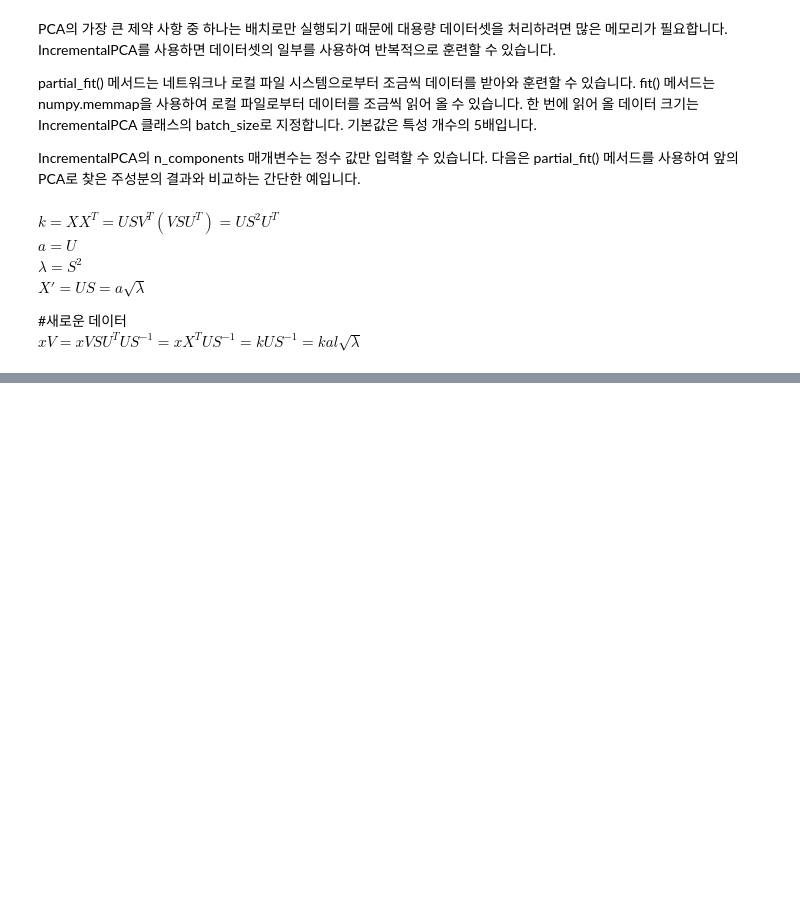
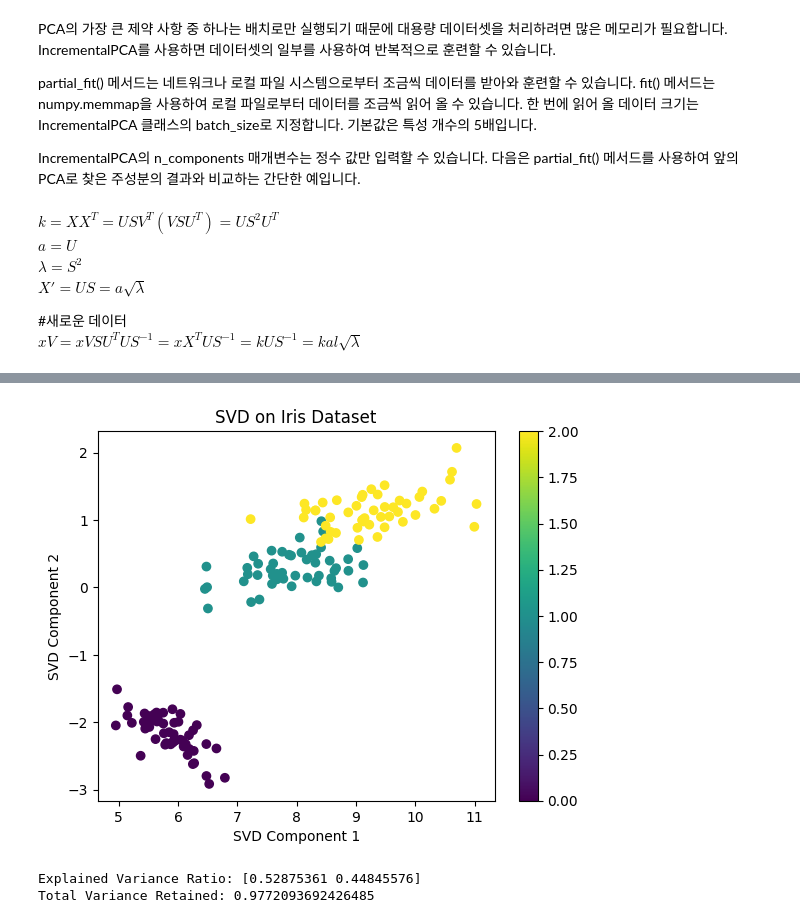
Before and after one commit to YangGuiBee/ML, a Jupyter notebook: TextBook-11/ex11.ipynb, the cells around one changed output, grey strips where cells are left out. Drawn from its saved outputs; the diff is of its cells as text; code cells hidden in the pictures; blank space fills up the shorter version.

```diff
--- a/TextBook-11/ex11.ipynb
+++ b/TextBook-11/ex11.ipynb
@@ -1737,0 +1864,29 @@ plt.ylabel('NMF Component 2')
+# %%
+import numpy as np
+from sklearn.decomposition import TruncatedSVD
+import matplotlib.pyplot as plt
+from sklearn.datasets import load_iris
+
+# 데이터 로드
+data = load_iris()
+X = data.data
+
+# SVD 적용
+svd = TruncatedSVD(n_components=2)
+X_svd = svd.fit_transform(X)
+
+# 결과 시각화
+plt.scatter(X_svd[:, 0], X_svd[:, 1], c=data.target)
+plt.xlabel("SVD Component 1")
+plt.ylabel("SVD Component 2")
+plt.title("SVD on Iris Dataset")
+plt.colorbar()
+plt.show()
+
+# 분산 유지율 출력
+print("Explained Variance Ratio:", svd.explained_variance_ratio_)
+print("Total Variance Retained:", sum(svd.explained_variance_ratio_))
+# %% [output]
+[figure, added]
+Explained Variance Ratio: [0.52875361 0.44845576]
+Total Variance Retained: 0.9772093692426485
```
Also changed, not shown: parts of 13 cells of this notebook.
